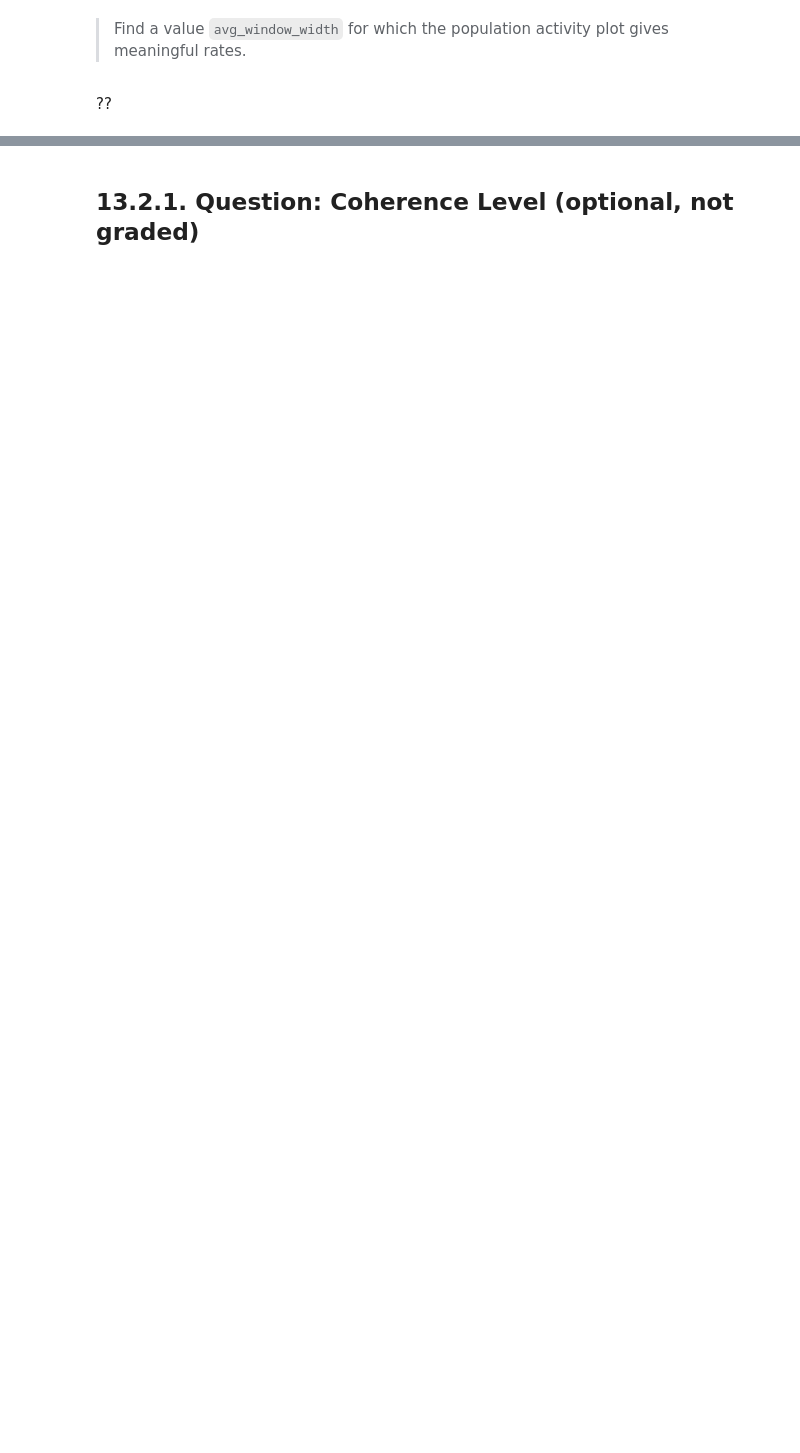
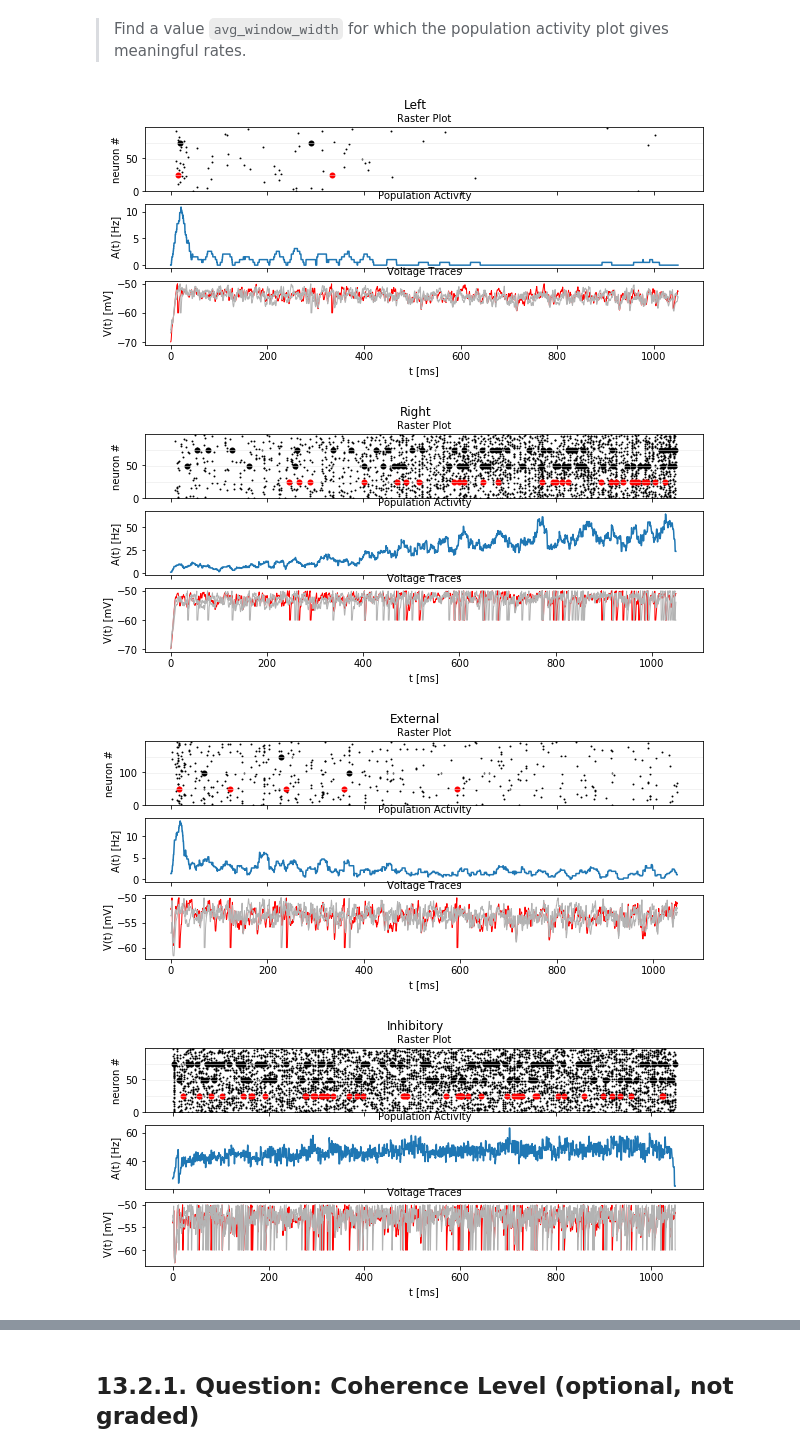
Before and after one commit to TristanBesson/bmnn, a Jupyter notebook: Ex13_Dylan_Bourgeois_224797.ipynb, the cells around one changed output, grey strips where cells are left out. Cells and saved outputs as stored; diff of their text form; code cells hidden in the pictures; blank space fills up the shorter version.

```diff
--- a/Ex13_Dylan_Bourgeois_224797.ipynb
+++ b/Ex13_Dylan_Bourgeois_224797.ipynb
@@ -258,4 +265,34 @@ plt.show()
 # %% [markdown]
 > Find a value `avg_window_width` for which the population activity plot gives meaningful rates.
-# %% [markdown]
-??
+# %%
+####################
+# AVG TIME = 20 ms #
+###################
+
+averaging_window_time = 20. * b2.ms
+
+plot_tools.plot_network_activity(results["rate_monitor_A"], results["spike_monitor_A"],
+                                 results["voltage_monitor_A"], t_min=0. * b2.ms,
+                                 avg_window_width=averaging_window_time,
+                                 sup_title="Left")
+
+plot_tools.plot_network_activity(results["rate_monitor_B"], results["spike_monitor_B"],
+                                 results["voltage_monitor_B"], t_min=0. * b2.ms,
+                                 avg_window_width=averaging_window_time,
+                                 sup_title="Right")
+# Extension :
+plot_tools.plot_network_activity(results["rate_monitor_Z"], results["spike_monitor_Z"],
+                                 results["voltage_monitor_Z"], t_min=0. * b2.ms,
+                                 avg_window_width=averaging_window_time,
+                                 sup_title="External")
+
+plot_tools.plot_network_activity(results["rate_monitor_inhib"], results["spike_monitor_inhib"],
+                                 results["voltage_monitor_inhib"], t_min=0. * b2.ms,
+                                 avg_window_width=averaging_window_time,
+                                 sup_title="Inhibitory")
+plt.show()
+# %% [output]
+[figure, added]
+[figure, added]
+[figure, added]
+[figure, added]
```
Also changed, not shown: parts of 16 cells of this notebook.
